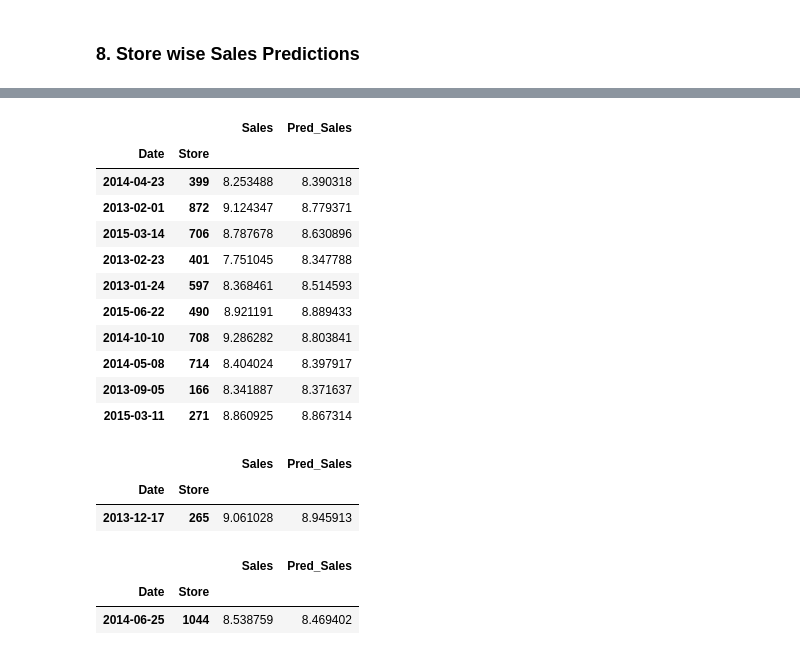
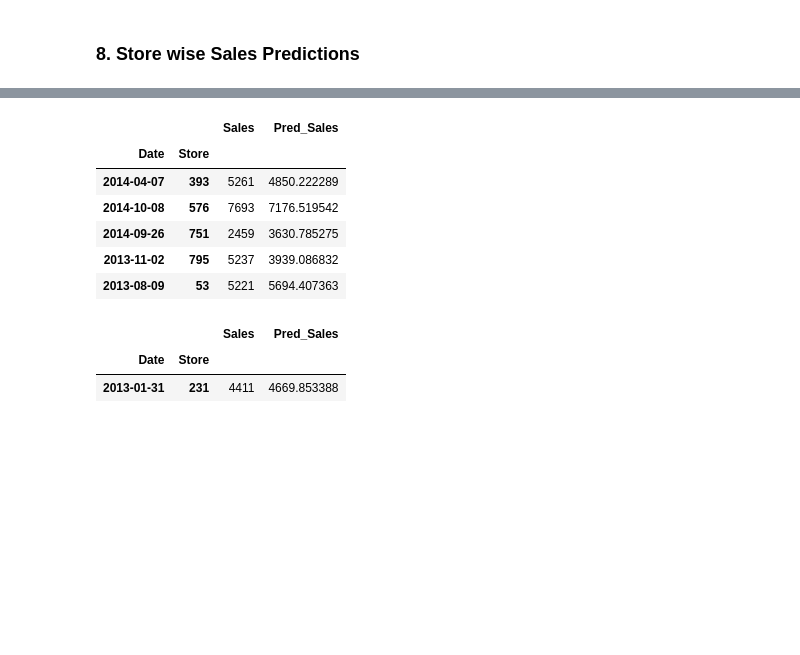
Before and after one commit to Mayank0195/Capstone_Project_ML_Regression_Retail_Sales_Prediction, a Jupyter notebook: Retail_Sales_Prediction_part_2.ipynb, the cells around one changed output, grey strips where cells are left out. Cells and saved outputs as stored; diff of their text form; code cells hidden in the pictures; blank space fills up the shorter version.

```diff
--- a/Retail_Sales_Prediction_part_2.ipynb
+++ b/Retail_Sales_Prediction_part_2.ipynb
@@ -764,6 +482,6 @@ Improvement of 1.815 % was seen in Random Forest Tuned against Simple Random For
 ### **8. Store wise Sales Predictions**
 # %%
 #importing the pathway for the Rossmann Stores Data.csv
-df1 = pd.read_csv('/content/drive/MyDrive/AlmaBetter/Capstone_Project_ML_Regression/results.csv')
-df1
+df1 = pd.read_csv('/content/drive/MyDrive/AlmaBetter/Capstone_Project_ML_Regression/test.csv',)
+df1.head()
 # %% [output]
@@ -783,5 +494,0 @@ df1
-# %%
-#setting date and store as index
-df1.set_index(['Date','Store'],inplace=True)
-#sorting index following the time series
-df1.sort_index(inplace=True)
@@ -823,0 +517,5 @@ dfd
+# %%
+#setting date and store as index
+dfd.set_index(['Date','Store'],inplace=True)
+#sorting index following the time series
+dfd.sort_index(inplace=True)
@@ -890,34 +610,22 @@ Name: Sales, Length: 15000, dtype: float64
 # %%
 df['Pred_Sales'] = y_pred_test.tolist()
 # %%
-df[:10]
+df[:5]
 # %% [output]
 |  |  | Sales | Pred_Sales |
 | Date | Store |  |  |
-| 2014-04-23 | 399 | 8.253488 | 8.390318 |
-| 2013-02-01 | 872 | 9.124347 | 8.779371 |
-| 2015-03-14 | 706 | 8.787678 | 8.630896 |
-| 2013-02-23 | 401 | 7.751045 | 8.347788 |
-| 2013-01-24 | 597 | 8.368461 | 8.514593 |
-| 2015-06-22 | 490 | 8.921191 | 8.889433 |
-| 2014-10-10 | 708 | 9.286282 | 8.803841 |
-| 2014-05-08 | 714 | 8.404024 | 8.397917 |
-| 2013-09-05 | 166 | 8.341887 | 8.371637 |
-| 2015-03-11 | 271 | 8.860925 | 8.867314 |
+| 2014-04-07 | 393 | 5261 | 4850.222289 |
+| 2014-10-08 | 576 | 7693 | 7176.519542 |
+| 2014-09-26 | 751 | 2459 | 3630.785275 |
+| 2013-11-02 | 795 | 5237 | 3939.086832 |
+| 2013-08-09 | 53 | 5221 | 5694.407363 |
 # %%
 #locating
-df.loc[('2013-12-17'  ,265)]
+df.loc[('2013-01-31',231)]
 # %% [output]
 |  |  | Sales | Pred_Sales |
 | Date | Store |  |  |
-| 2013-12-17 | 265 | 9.061028 | 8.945913 |
+| 2013-01-31 | 231 | 4411 | 4669.853388 |
-# %%
-#locating
-df.loc[('2014-06-25',1044	)]
-# %% [output]
-|  |  | Sales | Pred_Sales |
-| Date | Store |  |  |
-| 2014-06-25 | 1044 | 8.538759 | 8.469402 |
 # %% [markdown]
 # **9. Conclusion and Recommendations**
 
```
Also changed, not shown: parts of 59 cells of this notebook.
